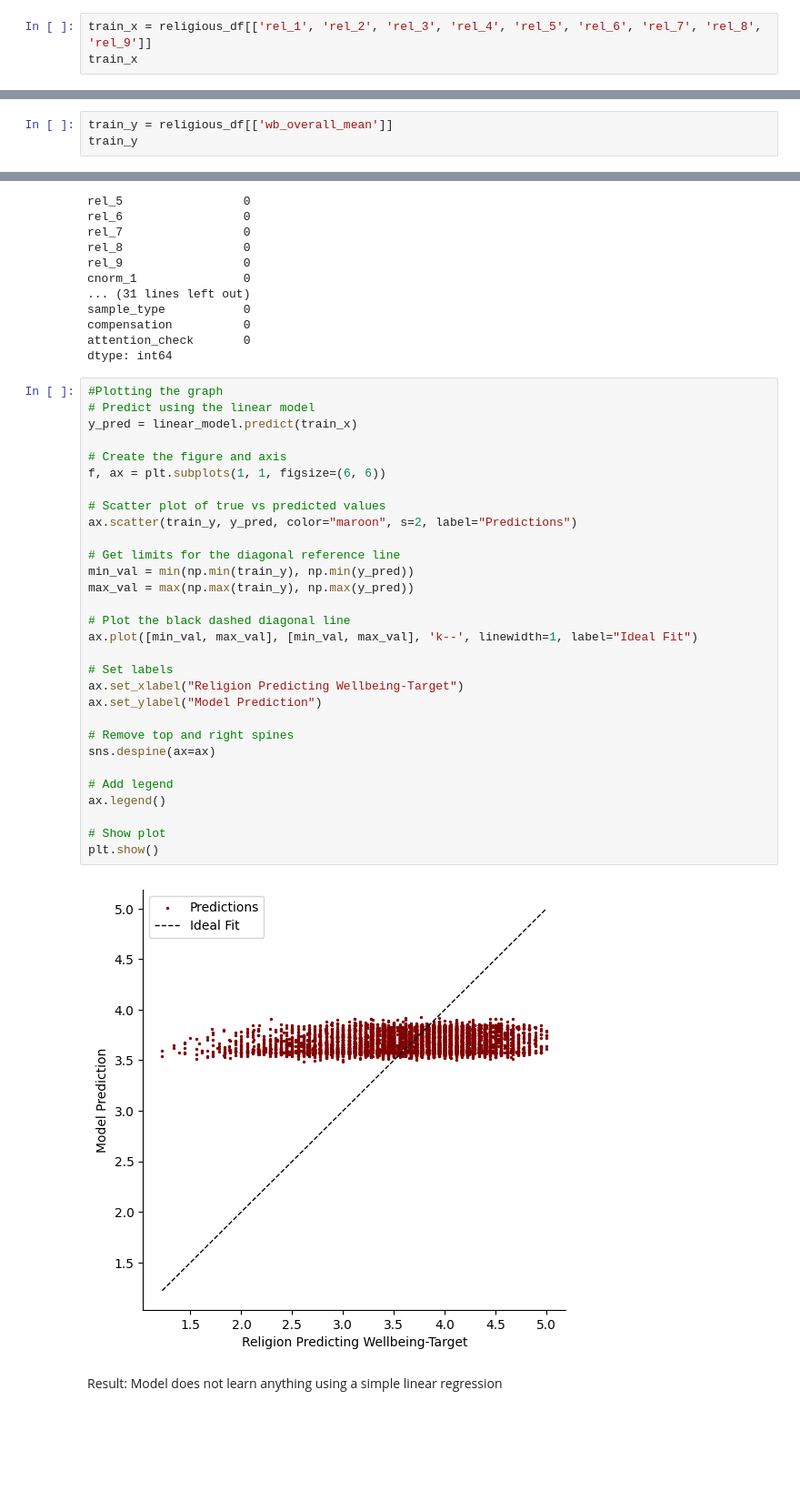
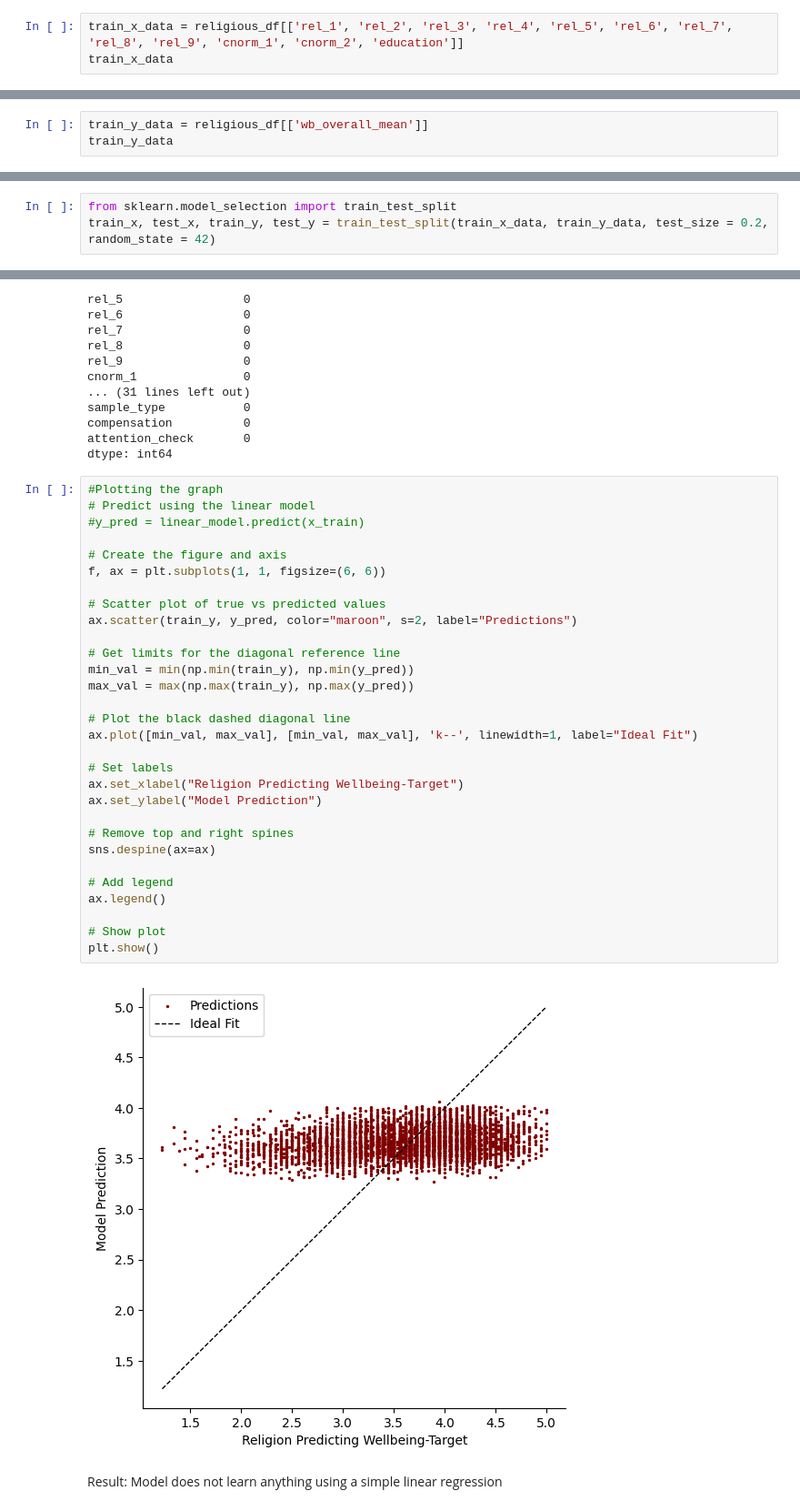
Before and after one commit to Chinenye-cloud/BDS_Hackaton, a Jupyter notebook: religiosity_wellbeing.ipynb, the cells around one changed output, grey strips where cells are left out. Shown at 91% size. Saved outputs shown, nothing was run; the diff lists cells and outputs as text; blank space fills up the shorter version.

Commit message:
Add files via upload
Updated, linear regression and decision trees model

```diff
--- a/religiosity_wellbeing.ipynb
+++ b/religiosity_wellbeing.ipynb
@@ -38,4 +46,4 @@ religious_df.head()
 # %%
-train_x = religious_df[['rel_1', 'rel_2', 'rel_3', 'rel_4', 'rel_5', 'rel_6', 'rel_7', 'rel_8', 'rel_9']]
-train_x
+train_x_data = religious_df[['rel_1', 'rel_2', 'rel_3', 'rel_4', 'rel_5', 'rel_6', 'rel_7', 'rel_8', 'rel_9', 'cnorm_1', 'cnorm_2', 'education']]
+train_x_data
 # %% [output]
@@ -88,8 +105,8 @@ train_y_.head()
 | 3 | 4 | 4 | 5 | 5 | 5 | 4 | 5 | 5 | 5 | ... |
 | 4 | 4 | 5 | 5 | 5 | 5 | 4 | 5 | 4 | 4 | ... |
 # %%
-train_y = religious_df[['wb_overall_mean']]
-train_y
+train_y_data = religious_df[['wb_overall_mean']]
+train_y_data
 # %% [output]
 |  | wb_overall_mean |
 | 0 | 3.944444 |
@@ -104,6 +121,9 @@ train_y
 | 9479 | 4.222222 |
 | 9480 | 4.882353 |
 9481 rows × 1 columns
+# %%
+from sklearn.model_selection import train_test_split
+train_x, test_x, train_y, test_y = train_test_split(train_x_data, train_y_data, test_size = 0.2, random_state = 42)
 # %%
 ## Running a linear regression
 linear_model = LinearRegression()
@@ -153,34 +174,34 @@ dtype: int64
 # %%
 #Plotting the graph
 # Predict using the linear model
-y_pred = linear_model.predict(train_x)
+#y_pred = linear_model.predict(x_train)
 
 # Create the figure and axis
 f, ax = plt.subplots(1, 1, figsize=(6, 6))
 
 # Scatter plot of true vs predicted values
 ax.scatter(train_y, y_pred, color="maroon", s=2, label="Predictions")
 
 # Get limits for the diagonal reference line
 min_val = min(np.min(train_y), np.min(y_pred))
 max_val = max(np.max(train_y), np.max(y_pred))
 
 # Plot the black dashed diagonal line
 ax.plot([min_val, max_val], [min_val, max_val], 'k--', linewidth=1, label="Ideal Fit")
 
 # Set labels
 ax.set_xlabel("Religion Predicting Wellbeing-Target")
 ax.set_ylabel("Model Prediction")
 
 # Remove top and right spines
 sns.despine(ax=ax)
 
 # Add legend
 ax.legend()
 
 # Show plot
 plt.show()
 # %% [output]
-[figure, old version]
+[figure, new version]
 # %% [markdown]
 Result: Model does not learn anything using a simple linear regression
```
Also changed, not shown: parts of 22 cells of this notebook.
